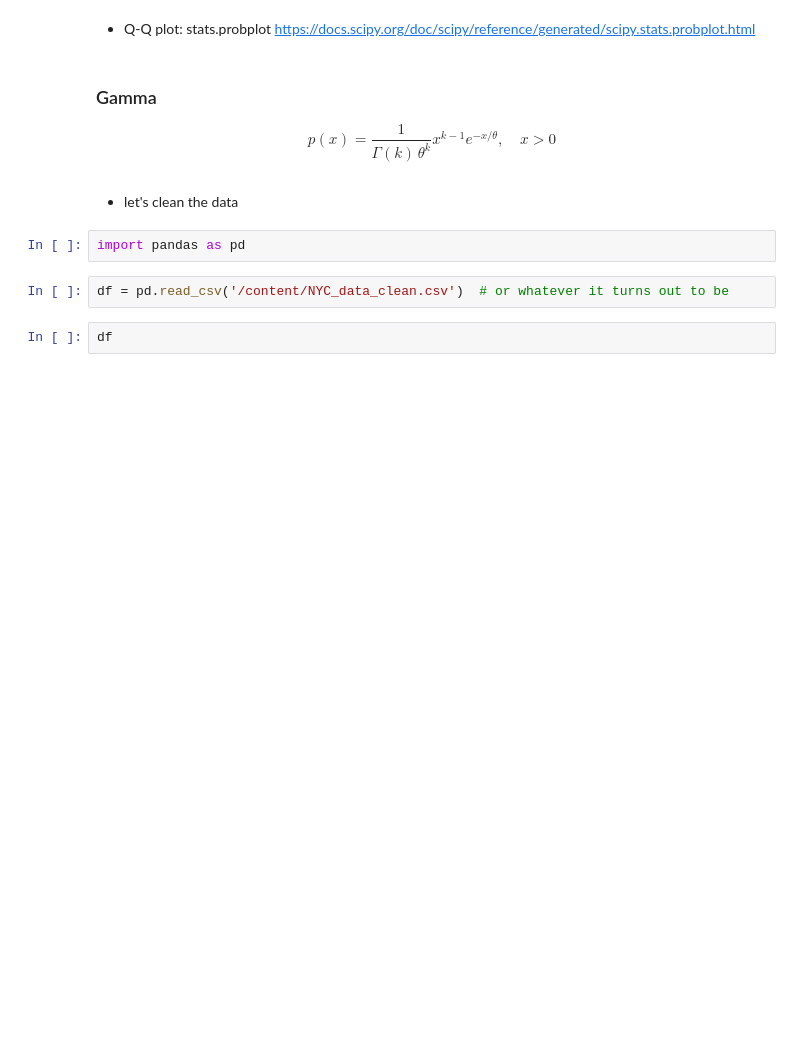
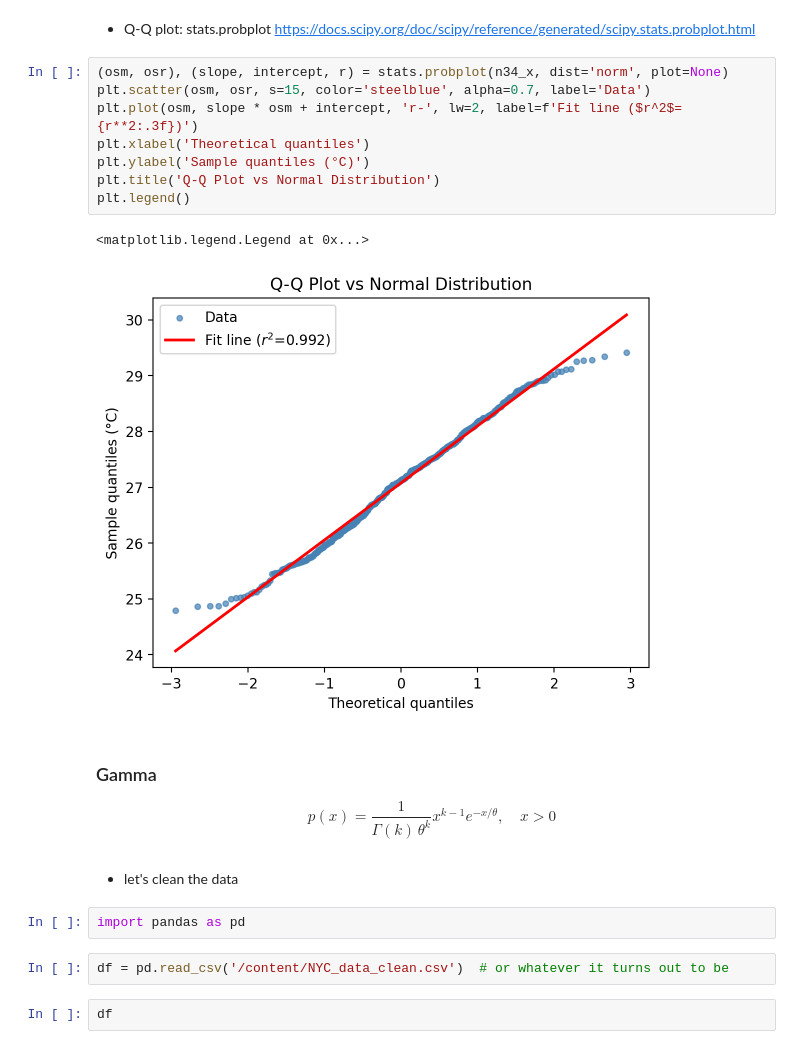
Before and after one commit to cl3225/CLMTG-5060, a Jupyter notebook: Lecture 02_examples.ipynb, the cells around one changed output. Drawn from its saved outputs; the diff is of its cells as text; blank space fills up the shorter version.

```diff
--- a/Lecture 02_examples.ipynb
+++ b/Lecture 02_examples.ipynb
@@ -269,6 +315,17 @@ Now let's use stats function to fit the data
 # %% [markdown]
 - Q-Q plot:
 stats.probplot https://docs.scipy.org/doc/scipy/reference/generated/scipy.stats.probplot.html
+# %%
+(osm, osr), (slope, intercept, r) = stats.probplot(n34_x, dist='norm', plot=None)
+plt.scatter(osm, osr, s=15, color='steelblue', alpha=0.7, label='Data')
+plt.plot(osm, slope * osm + intercept, 'r-', lw=2, label=f'Fit line ($r^2$={r**2:.3f})')
+plt.xlabel('Theoretical quantiles')
+plt.ylabel('Sample quantiles (°C)')
+plt.title('Q-Q Plot vs Normal Distribution')
+plt.legend()
+# %% [output]
+<matplotlib.legend.Legend at 0x...>
+[figure, added]
 # %% [markdown]
 ### Gamma
 $$p(x) = \frac{1}{\Gamma(k)\,\theta^{k}} x^{k-1} e^{-x/\theta}, \quad x > 0$$
```
Also changed, not shown: parts of 6 cells of this notebook.
